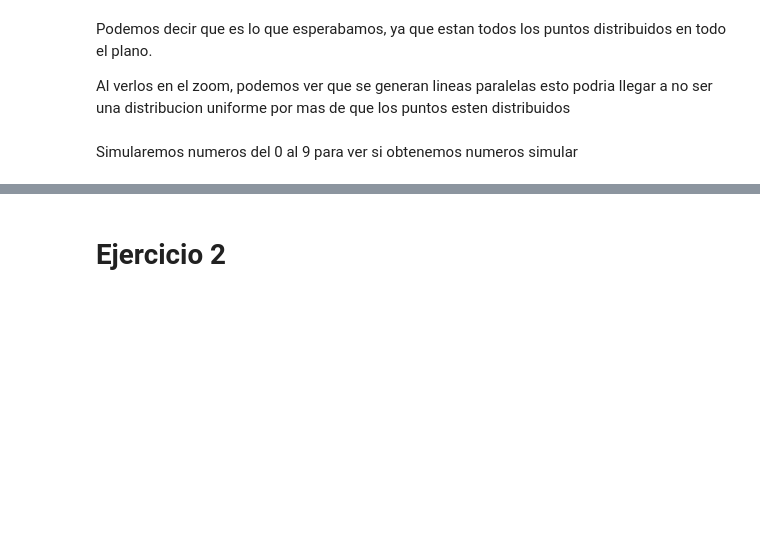
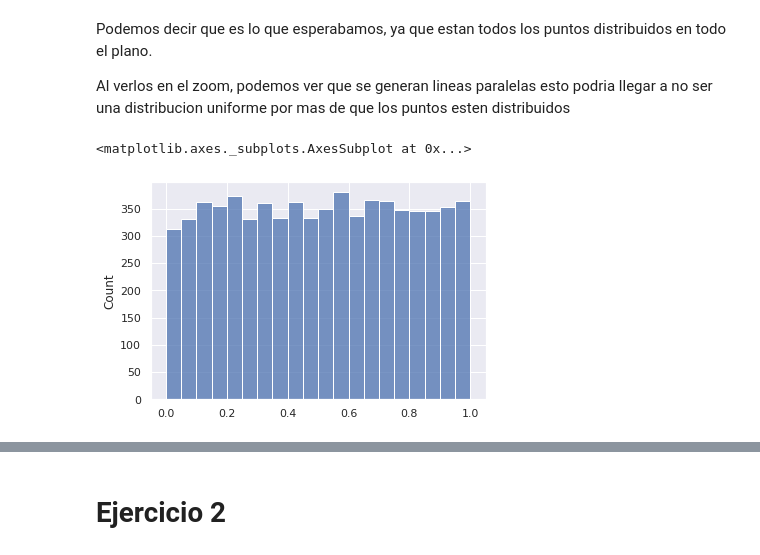
Before and after one commit to mateocapon/simulacion_tp1, a Jupyter notebook: TP1.ipynb, the cells around one changed output, grey strips where cells are left out. Drawn from its saved outputs; the diff is of its cells as text; code cells hidden in the pictures; blank space fills up the shorter version.

```diff
--- a/TP1.ipynb
+++ b/TP1.ipynb
@@ -130,5 +130,9 @@ ax2.set_ylim([0e9,1e9])
 Podemos decir que es lo que esperabamos, ya que estan todos los puntos distribuidos en todo el plano.
 
 Al verlos en el zoom, podemos ver que se generan lineas paralelas esto podria llegar a no ser una distribucion uniforme por mas de que los puntos esten distribuidos
-# %% [markdown]
-Simularemos numeros del 0 al 9 para ver si obtenemos numeros simular
+# %%
+N = generarRandomNormalizada(7000)
+sns.histplot(N)
+# %% [output]
+<matplotlib.axes._subplots.AxesSubplot at 0x...>
+[figure, added]
```
Also changed, not shown: parts of 3 cells of this notebook.
